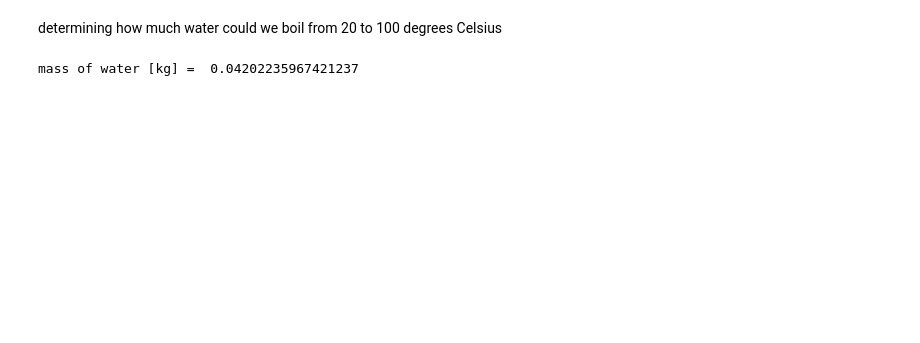
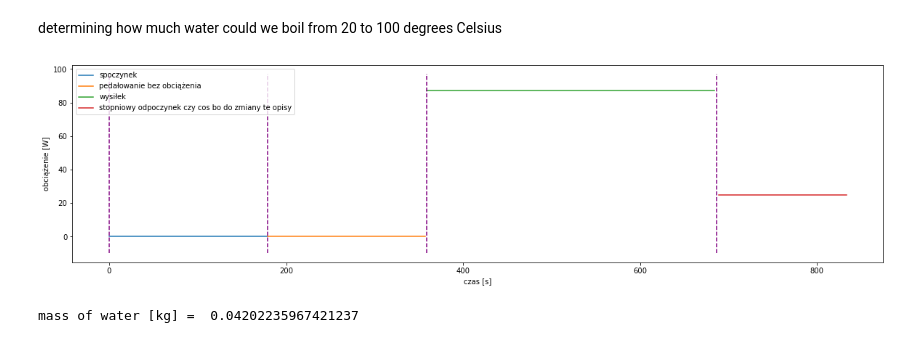
Before and after one commit to finem4n/energy-expenditure-science-labs, a Jupyter notebook: analysis.ipynb, the cells around one changed output. Cells and saved outputs as stored; diff of their text form; code cells hidden in the pictures; blank space fills up the shorter version.

```diff
--- a/analysis.ipynb
+++ b/analysis.ipynb
@@ -188,5 +222,31 @@ plt.show()
+# %%
+tp_wysilek = df["time"][df["obciazenie"] == 87].min()
+tk_wysilek = df["time"][df["obciazenie"] == 87].max()
+
+tk_spocz_index = df[df["time"] == tk_spoczyhek].index.values[0]
+tp_wysilek_index = df[df["time"] == tp_wysilek].index.values[0]
+tk_wysilek_index = df[df["time"] == tk_wysilek].index.values[0]
 # %% [markdown]
 determining how much water could we boil from 20 to 100 degrees Celsius
+# %%
+# wykres obciazenia
+fig, ax = plt.subplots(figsize=(20, 5))
+
+ax.plot(df["time"][0:tk_spocz_index+1], df["obciazenie"][0:tk_spocz_index+1], label = "spoczynek")
+ax.plot(df["time"][tk_spocz_index:tp_wysilek_index], df["obciazenie"][tk_spocz_index:tp_wysilek_index], label = "pedałowanie bez obciążenia")
+ax.plot(df["time"][tp_wysilek_index:tk_wysilek_index], df["obciazenie"][tp_wysilek_index:tk_wysilek_index], label = "wysiłek")
+ax.plot(df["time"][1+tk_wysilek_index:], df["obciazenie"][1+tk_wysilek_index:], label="stopniowy odpoczynek czy cos bo do zmiany te opisy")
+
+ax.vlines(x=[tp_spoczynek,tk_spoczyhek, tp_wysilek, tk_wysilek], ymin=-10, ymax=df["obciazenie"].max()+10, color="purple", linestyle="--")
+
+ax.set_xlabel("czas [s]")
+ax.set_ylabel("obciążenie [W]")
+
+plt.legend()
+fig.savefig("out/load.jpg", dpi = 1200)
+plt.show()
+# %% [output]
+[figure, added]
 # %%
 energy = energia_wysilku * 1000 #in jules
 shc_water = 4189.9 # specific heat capacity of water in normal conditions
```
Also changed, not shown: parts of 2 cells of this notebook, 3 other files.
